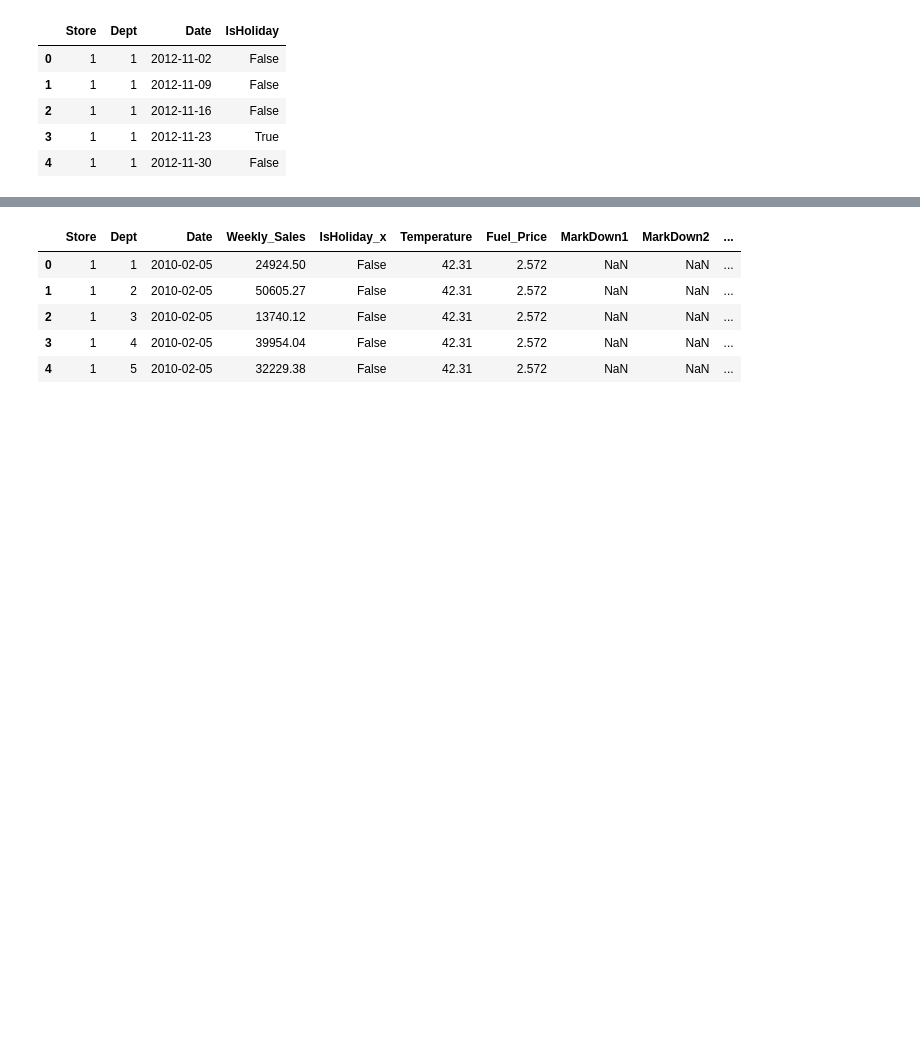
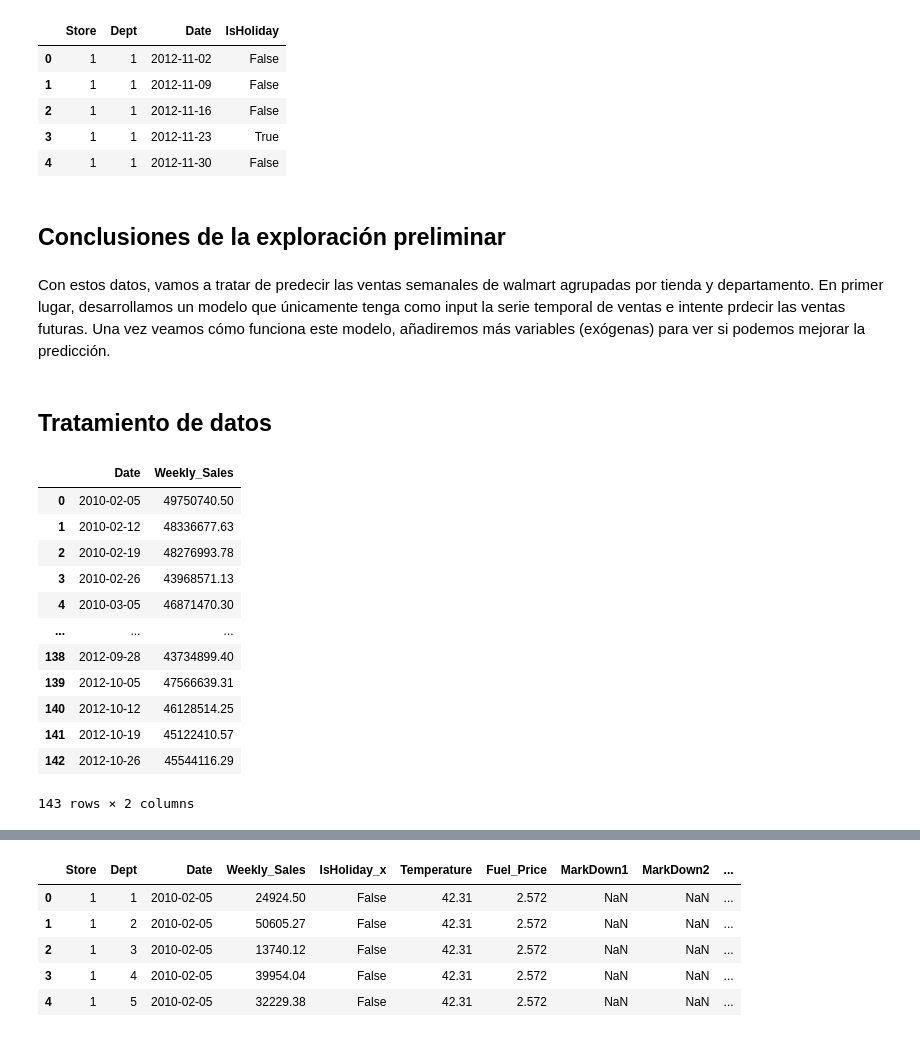
Before and after one commit to DiegoCollado27/walmart, a Jupyter notebook: main.ipynb, the cells around one changed output, grey strips where cells are left out. Drawn from its saved outputs; the diff is of its cells as text; code cells hidden in the pictures; blank space fills up the shorter version.

```diff
--- a/main.ipynb
+++ b/main.ipynb
@@ -69,3 +97,29 @@ test.head()
 | 2 | 1 | 1 | 2012-11-16 | False |
 | 3 | 1 | 1 | 2012-11-23 | True |
 | 4 | 1 | 1 | 2012-11-30 | False |
+# %% [markdown]
+## Conclusiones de la exploración preliminar
+# %% [markdown]
+Con estos datos, vamos a tratar de predecir las ventas semanales de walmart agrupadas por tienda y departamento.
+En primer lugar, desarrollamos un modelo que únicamente tenga como input la serie temporal de ventas e intente prdecir las ventas futuras.
+Una vez veamos cómo funciona este modelo, añadiremos más variables (exógenas) para ver si podemos mejorar la predicción.
+# %% [markdown]
+## Tratamiento de datos
+# %%
+total_sales = train_set.groupby('Date')['Weekly_Sales'].sum().reset_index()
+total_sales['Date'] = pd.to_datetime(total_sales['Date'])
+total_sales
+# %% [output]
+|  | Date | Weekly_Sales |
+| 0 | 2010-02-05 | 49750740.50 |
+| 1 | 2010-02-12 | 48336677.63 |
+| 2 | 2010-02-19 | 48276993.78 |
+| 3 | 2010-02-26 | 43968571.13 |
+| 4 | 2010-03-05 | 46871470.30 |
+| ... | ... | ... |
+| 138 | 2012-09-28 | 43734899.40 |
+| 139 | 2012-10-05 | 47566639.31 |
+| 140 | 2012-10-12 | 46128514.25 |
+| 141 | 2012-10-19 | 45122410.57 |
+| 142 | 2012-10-26 | 45544116.29 |
+143 rows × 2 columns
```
Also changed, not shown: parts of 10 cells of this notebook.
